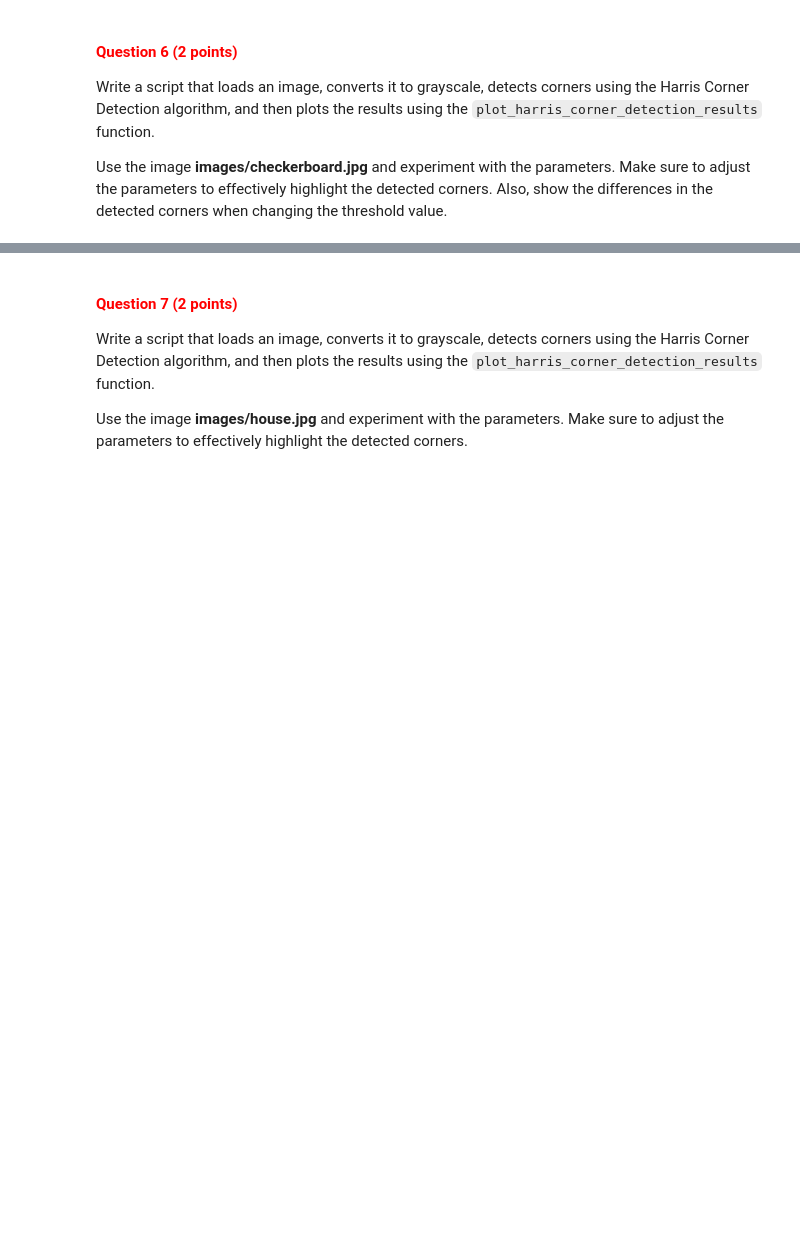
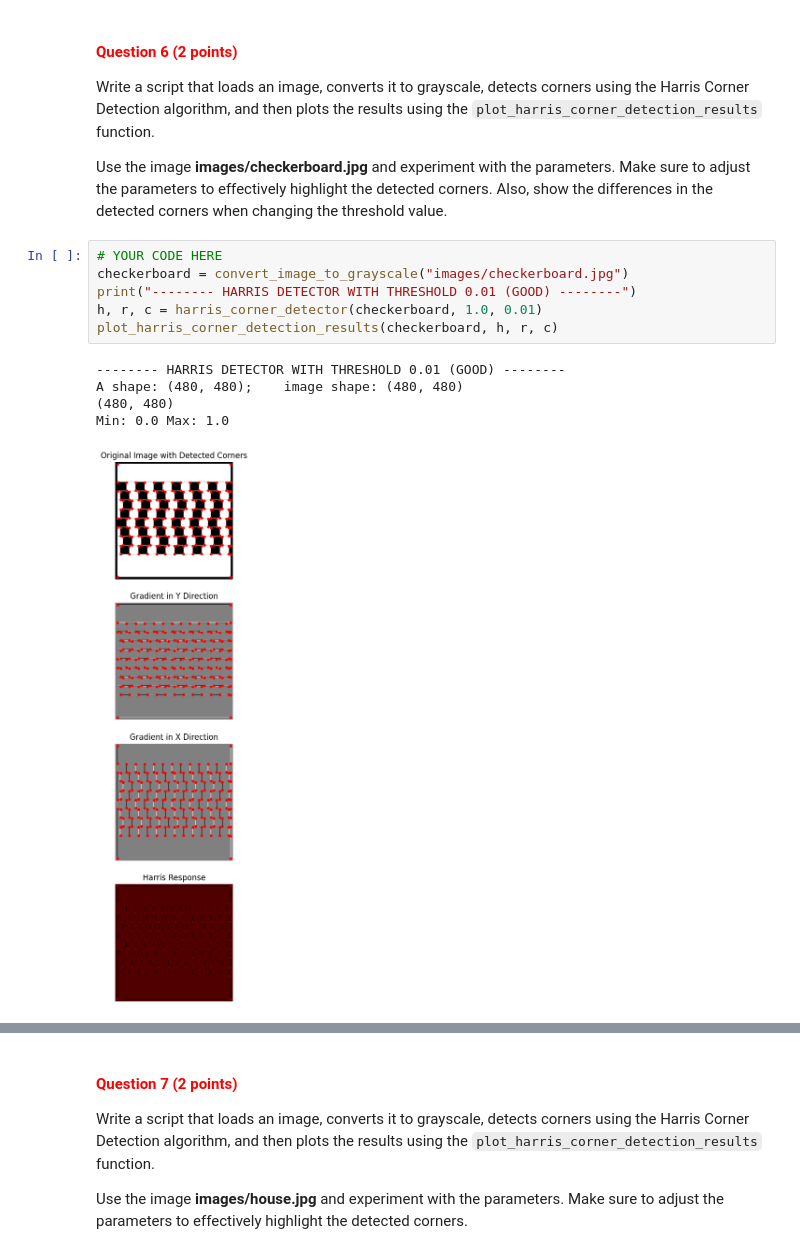
Before and after one commit to uvacv1/cv1-lab-3, a Jupyter notebook: cv1-lab-3.ipynb, the cells around one changed output, grey strips where cells are left out. Drawn from its saved outputs; the diff is of its cells as text; blank space fills up the shorter version.

```diff
--- a/cv1-lab-3.ipynb
+++ b/cv1-lab-3.ipynb
@@ -440,6 +421,18 @@ def plot_harris_corner_detection_results(normalized_image, harris_response, rows
 Write a script that loads an image, converts it to grayscale, detects corners using the Harris Corner Detection algorithm, and then plots the results using the `plot_harris_corner_detection_results` function.
 
 Use the image **images/checkerboard.jpg** and experiment with the parameters. Make sure to adjust the parameters to effectively highlight the detected corners. Also, show the differences in the detected corners when changing the threshold value.
+# %%
+# YOUR CODE HERE
+checkerboard = convert_image_to_grayscale("images/checkerboard.jpg")
+print("-------- HARRIS DETECTOR WITH THRESHOLD 0.01 (GOOD) --------")
+h, r, c = harris_corner_detector(checkerboard, 1.0, 0.01)
+plot_harris_corner_detection_results(checkerboard, h, r, c)
+# %% [output]
+-------- HARRIS DETECTOR WITH THRESHOLD 0.01 (GOOD) --------
+A shape: (480, 480);    image shape: (480, 480)
+(480, 480)
+Min: 0.0 Max: 1.0
+[figure, added]
 # %%
 # YOUR CODE HERE
 checkerboard = convert_image_to_grayscale("images/checkerboard.jpg")
```
Also changed, not shown: parts of 5 cells of this notebook.
